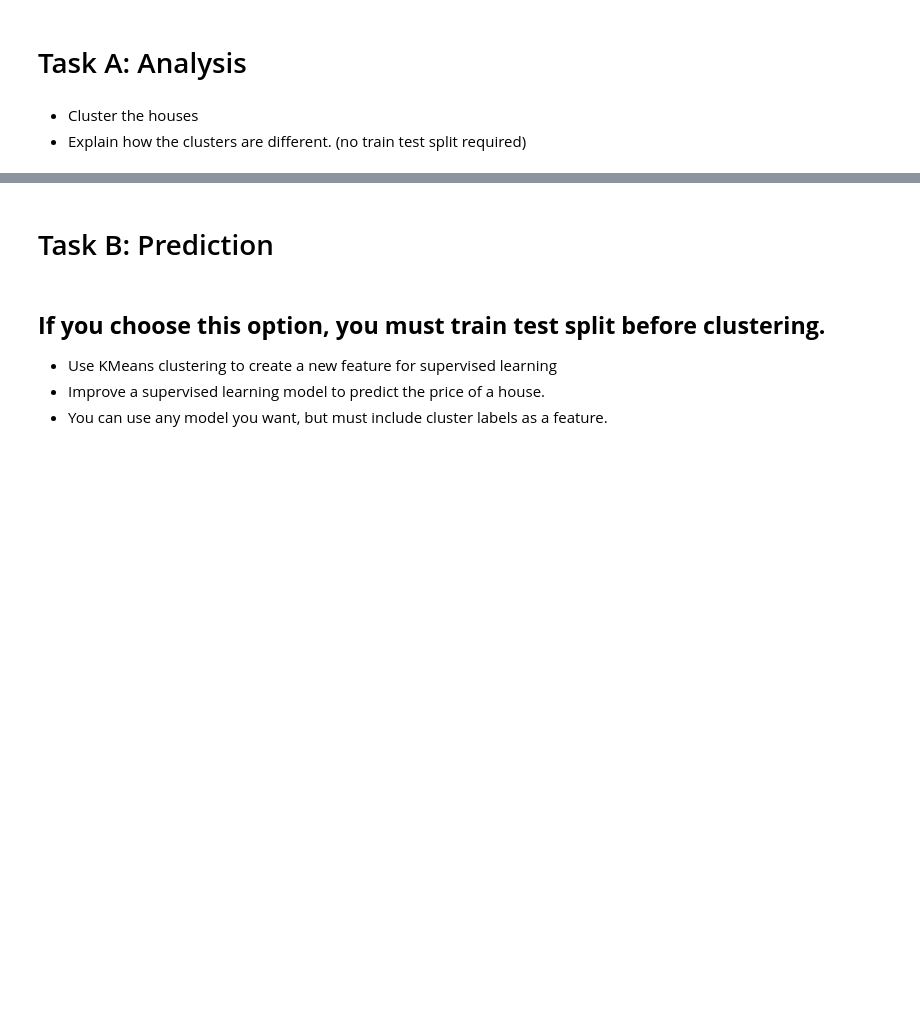
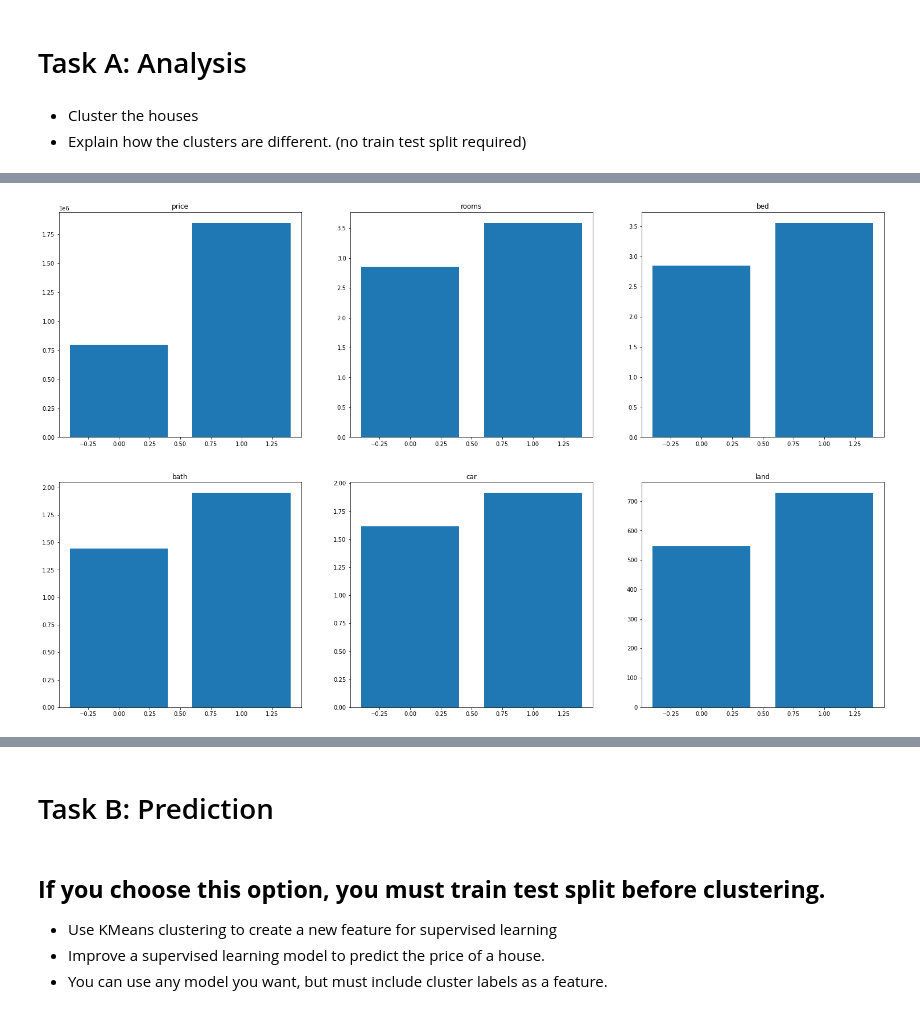
Before and after one commit to mvince33/Coding-Dojo, a Jupyter notebook: week09/6_20_Challenge_Clustering_Mini_Hackathon.ipynb, the cells around one changed output, grey strips where cells are left out. Drawn from its saved outputs; the diff is of its cells as text; code cells hidden in the pictures; blank space fills up the shorter version.

```diff
--- a/week09/6_20_Challenge_Clustering_Mini_Hackathon.ipynb
+++ b/week09/6_20_Challenge_Clustering_Mini_Hackathon.ipynb
@@ -102,0 +124,14 @@ df.describe()
+# %%
+kmeans2 = KMeans(n_clusters = 2)
+kmeans3 = KMeans(n_clusters = 3)
+kmeans4 = KMeans(n_clusters = 4)
+kmeans2.fit(df)
+kmeans3.fit(df)
+kmeans4.fit(df)
+df2 = df.copy()
+df2['clusters'] = kmeans2.labels_
+df3 = df.copy()
+df3['clusters'] = kmeans3.labels_
+df4 = df.copy()
+df4['clusters'] = kmeans4.labels_
+df2['clusters']
@@ -102,0 +151,11 @@ df.describe()
+# %%
+cols = df2.columns.drop(['clusters', 'lat', 'long'])
+
+fig, axes = plt.subplots(nrows = 2, ncols = 3, figsize = (26, 16));
+axes = axes.ravel()
+for i, col in enumerate(cols):
+  axes[i].bar(x = df2['clusters'].value_counts().index,
+              height = df2.groupby('clusters')[col].mean())
+  axes[i].set_title(col)
+# %% [output]
+[figure, added]
```
Also changed, not shown: parts of 6 cells of this notebook.
